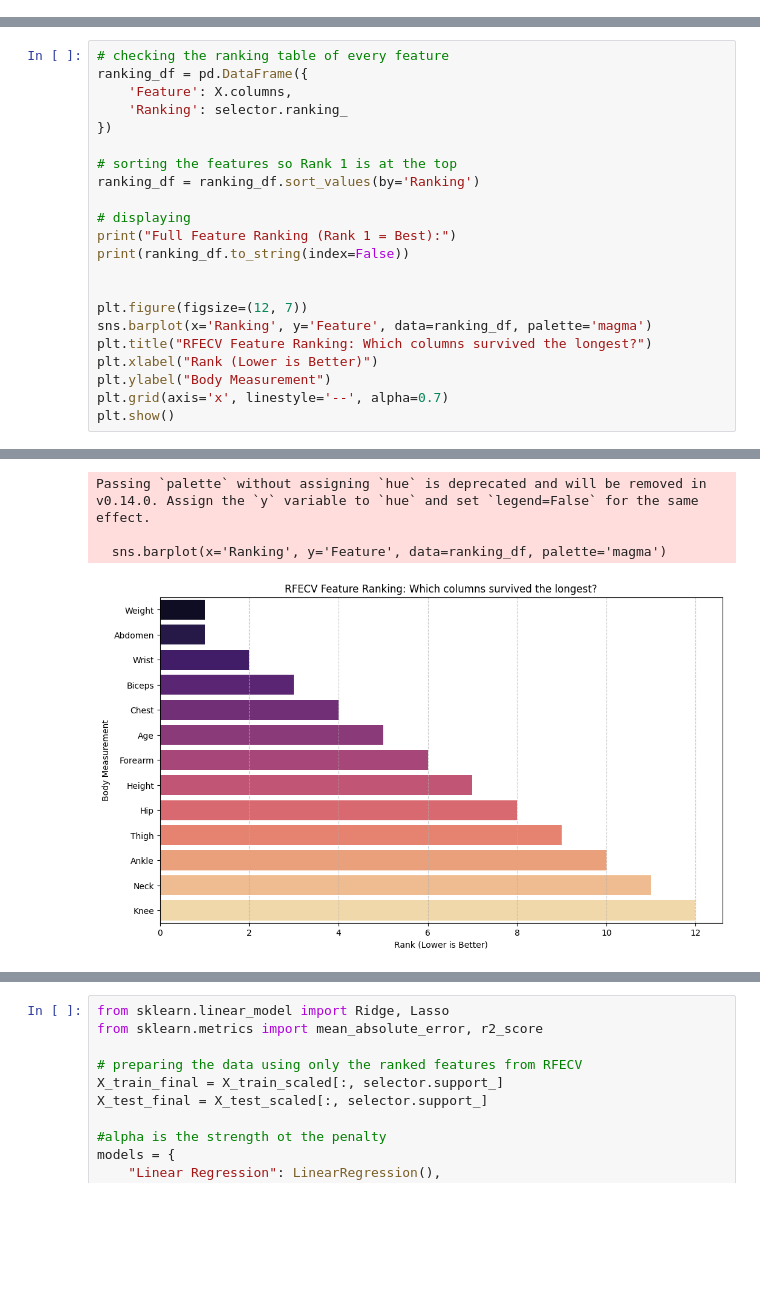
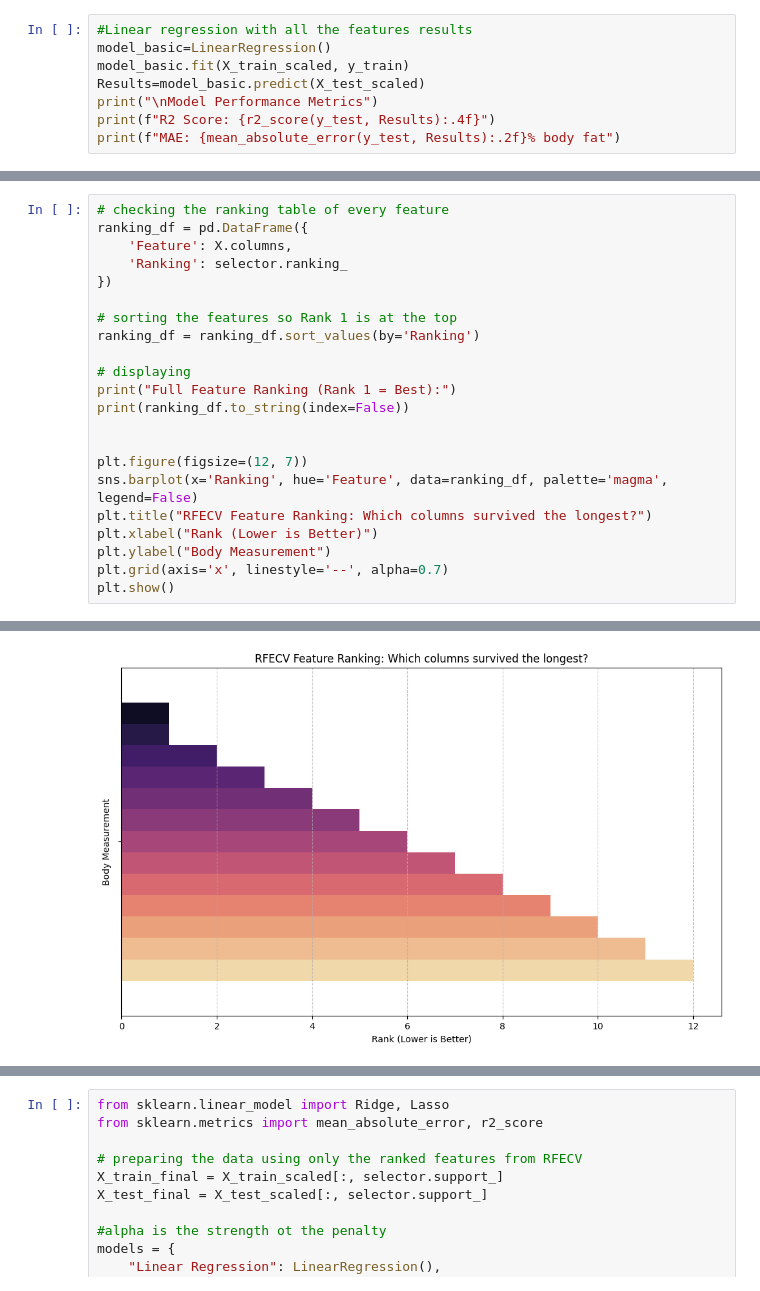
Before and after one commit to Doomiiniik/bodyfat-ml-project, a Jupyter notebook: notebooks/02_Modelling_and_Selection.ipynb, the cells around one changed output, grey strips where cells are left out. Saved outputs shown, nothing was run; the diff lists cells and outputs as text; blank space fills up the shorter version.

```diff
--- a/notebooks/02_Modelling_and_Selection.ipynb
+++ b/notebooks/02_Modelling_and_Selection.ipynb
@@ -33,0 +59,8 @@ Dataset loaded. Training set size: (200, 13)
+# %%
+#Linear regression with all the features results
+model_basic=LinearRegression()
+model_basic.fit(X_train_scaled, y_train)
+Results=model_basic.predict(X_test_scaled)
+print("\nModel Performance Metrics")
+print(f"R2 Score: {r2_score(y_test, Results):.4f}")
+print(f"MAE: {mean_absolute_error(y_test, Results):.2f}% body fat")
@@ -136,35 +235,32 @@ ranking_df = pd.DataFrame({
 # sorting the features so Rank 1 is at the top
 ranking_df = ranking_df.sort_values(by='Ranking')
 
 # displaying
 print("Full Feature Ranking (Rank 1 = Best):")
 print(ranking_df.to_string(index=False))
 
 
 plt.figure(figsize=(12, 7))
-sns.barplot(x='Ranking', y='Feature', data=ranking_df, palette='magma')
+sns.barplot(x='Ranking', hue='Feature', data=ranking_df, palette='magma', legend=False)
 plt.title("RFECV Feature Ranking: Which columns survived the longest?")
 plt.xlabel("Rank (Lower is Better)")
 plt.ylabel("Body Measurement")
 plt.grid(axis='x', linestyle='--', alpha=0.7)
 plt.show()
 # %% [output]
 Full Feature Ranking (Rank 1 = Best):
 Feature  Ranking
  Weight        1
 Abdomen        1
   Wrist        2
  Biceps        3
   Chest        4
     Age        5
 Forearm        6
  Height        7
     Hip        8
   Thigh        9
   Ankle       10
    Neck       11
    Knee       12
-Passing `palette` without assigning `hue` is deprecated and will be removed in v0.14.0. Assign the `y` variable to `hue` and set `legend=False` for the same effect.
-
-  sns.barplot(x='Ranking', y='Feature', data=ranking_df, palette='magma')
-[figure, old version]
+[figure, new version]
```
Also changed, not shown: parts of 24 cells of this notebook, 4 other files.
